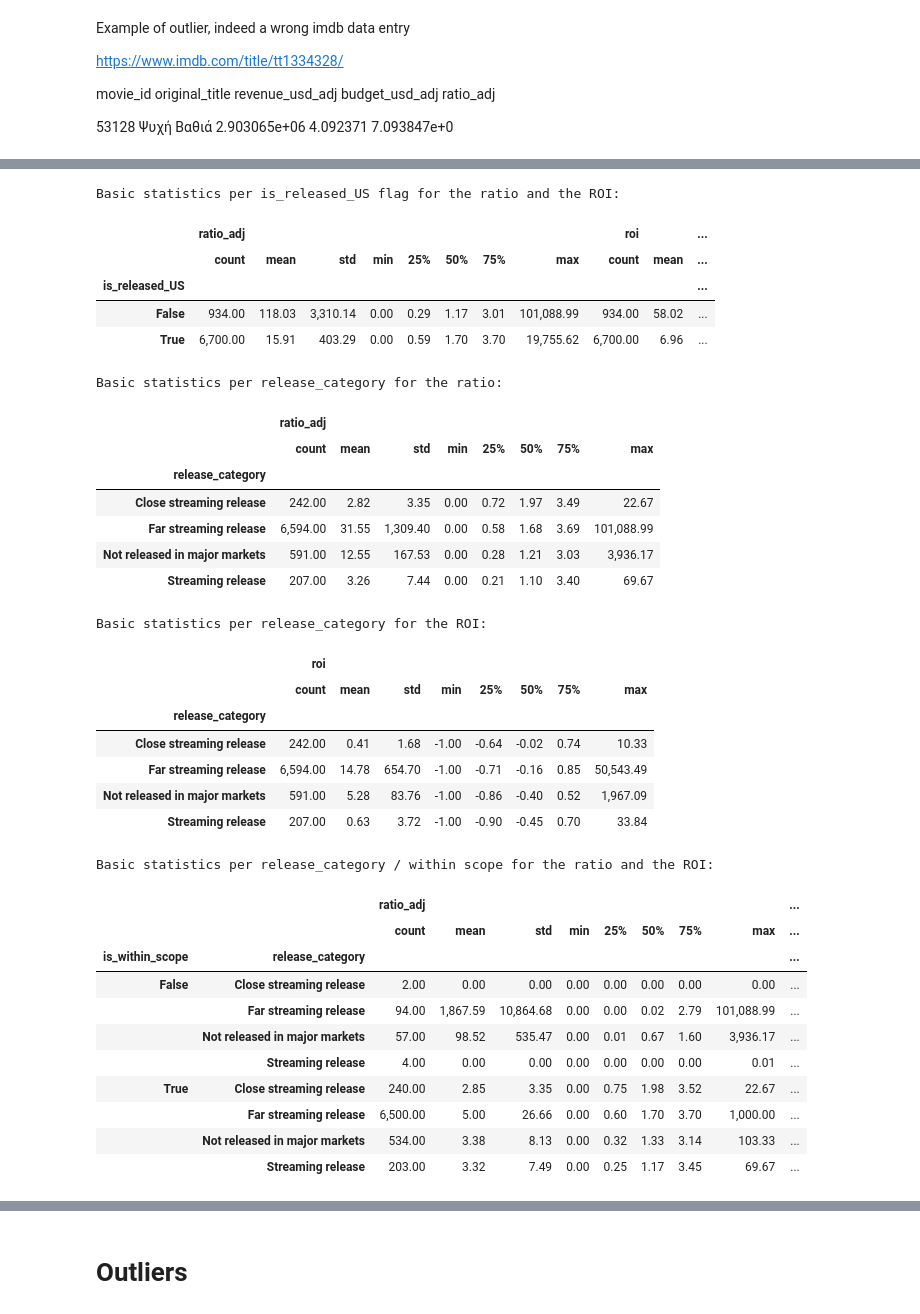
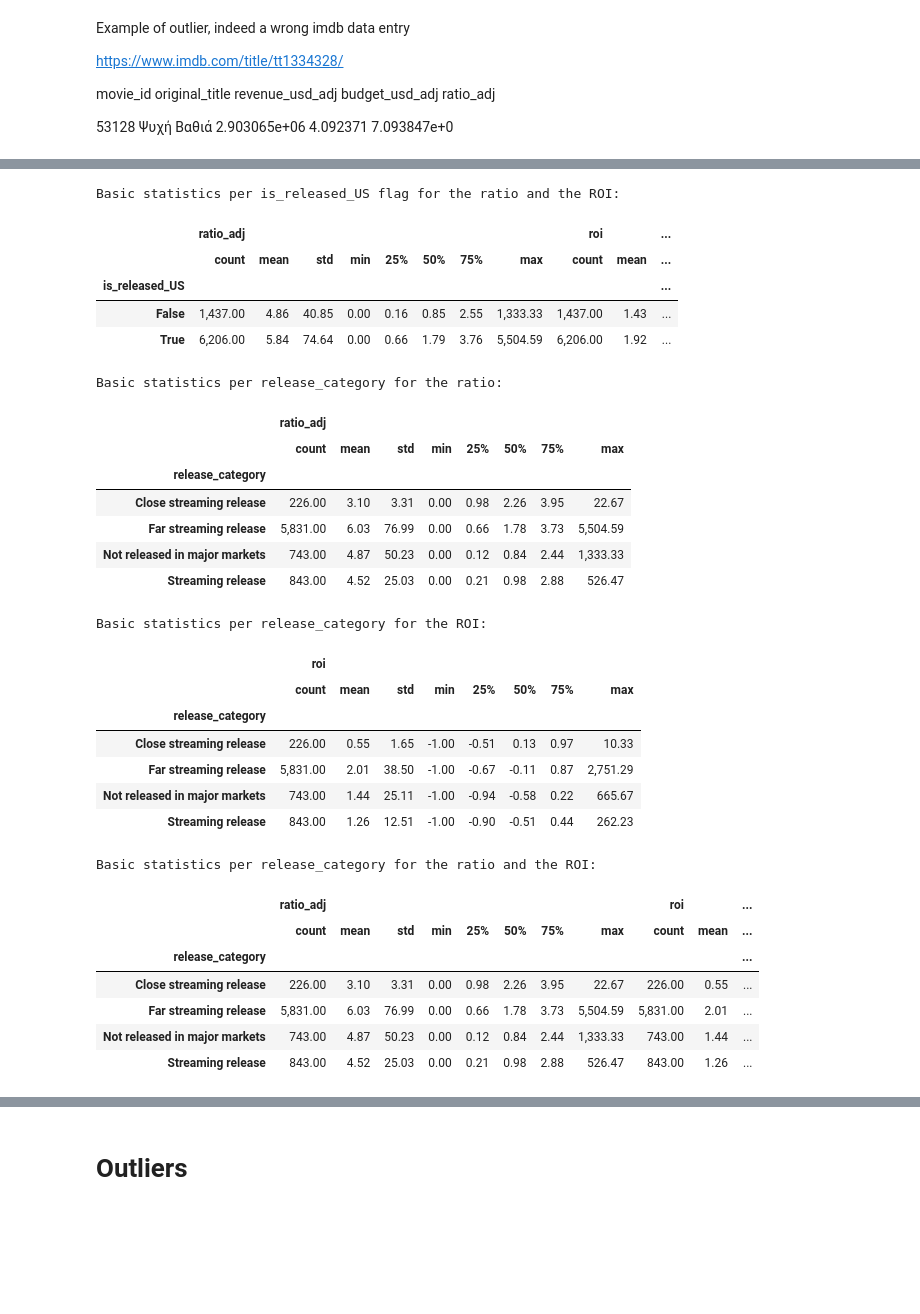
Before and after one commit to ilias1111/box-office-prediction, a Jupyter notebook: Code/_eda_2_data_preprocessing.ipynb, the cells around one changed output, grey strips where cells are left out. Saved outputs shown, nothing was run; the diff lists cells and outputs as text; code cells hidden in the pictures; blank space fills up the shorter version.

```diff
--- a/Code/_eda_2_data_preprocessing.ipynb
+++ b/Code/_eda_2_data_preprocessing.ipynb
@@ -56,7 +39,3 @@ dtype: int64
-# %%
-movie['is_within_scope'] = np.where((movie['budget_usd_adj'] > 25_000) & (movie['revenue_usd_adj']> 25_000) , 1, 0).astype(bool)
-# %%
-movie = movie[movie['budget_usd_adj'] > 0]
 # %% [markdown]
 # Basic Understanding of the Data
 # %%
@@ -297,8 +279,8 @@ Basic statistics per is_released_US flag for the ratio and the ROI:
 |  | ratio_adj |  |  |  |  |  |  |  | roi |  | ... |
 |  | count | mean | std | min | 25% | 50% | 75% | max | count | mean | ... |
 | is_released_US |  |  |  |  |  |  |  |  |  |  | ... |
-| False | 934.00 | 118.03 | 3,310.14 | 0.00 | 0.29 | 1.17 | 3.01 | 101,088.99 | 934.00 | 58.02 | ... |
-| True | 6,700.00 | 15.91 | 403.29 | 0.00 | 0.59 | 1.70 | 3.70 | 19,755.62 | 6,700.00 | 6.96 | ... |
+| False | 1,437.00 | 4.86 | 40.85 | 0.00 | 0.16 | 0.85 | 2.55 | 1,333.33 | 1,437.00 | 1.43 | ... |
+| True | 6,206.00 | 5.84 | 74.64 | 0.00 | 0.66 | 1.79 | 3.76 | 5,504.59 | 6,206.00 | 1.92 | ... |
 # %%
 print('Basic statistics per release_category for the ratio:')
 display(movie.groupby('release_category')[['ratio_adj']].describe().style.format("{:,.2f}"))
@@ -307,10 +289,10 @@ Basic statistics per release_category for the ratio:
 |  | ratio_adj |  |  |  |  |  |  |  |
 |  | count | mean | std | min | 25% | 50% | 75% | max |
 | release_category |  |  |  |  |  |  |  |  |
-| Close streaming release | 242.00 | 2.82 | 3.35 | 0.00 | 0.72 | 1.97 | 3.49 | 22.67 |
-| Far streaming release | 6,594.00 | 31.55 | 1,309.40 | 0.00 | 0.58 | 1.68 | 3.69 | 101,088.99 |
-| Not released in major markets | 591.00 | 12.55 | 167.53 | 0.00 | 0.28 | 1.21 | 3.03 | 3,936.17 |
-| Streaming release | 207.00 | 3.26 | 7.44 | 0.00 | 0.21 | 1.10 | 3.40 | 69.67 |
+| Close streaming release | 226.00 | 3.10 | 3.31 | 0.00 | 0.98 | 2.26 | 3.95 | 22.67 |
+| Far streaming release | 5,831.00 | 6.03 | 76.99 | 0.00 | 0.66 | 1.78 | 3.73 | 5,504.59 |
+| Not released in major markets | 743.00 | 4.87 | 50.23 | 0.00 | 0.12 | 0.84 | 2.44 | 1,333.33 |
+| Streaming release | 843.00 | 4.52 | 25.03 | 0.00 | 0.21 | 0.98 | 2.88 | 526.47 |
 # %%
 print('Basic statistics per release_category for the ROI:')
 display(movie.groupby('release_category')[['roi']].describe().style.format("{:,.2f}"))
@@ -319,26 +301,22 @@ Basic statistics per release_category for the ROI:
 |  | roi |  |  |  |  |  |  |  |
 |  | count | mean | std | min | 25% | 50% | 75% | max |
 | release_category |  |  |  |  |  |  |  |  |
-| Close streaming release | 242.00 | 0.41 | 1.68 | -1.00 | -0.64 | -0.02 | 0.74 | 10.33 |
-| Far streaming release | 6,594.00 | 14.78 | 654.70 | -1.00 | -0.71 | -0.16 | 0.85 | 50,543.49 |
-| Not released in major markets | 591.00 | 5.28 | 83.76 | -1.00 | -0.86 | -0.40 | 0.52 | 1,967.09 |
-| Streaming release | 207.00 | 0.63 | 3.72 | -1.00 | -0.90 | -0.45 | 0.70 | 33.84 |
+| Close streaming release | 226.00 | 0.55 | 1.65 | -1.00 | -0.51 | 0.13 | 0.97 | 10.33 |
+| Far streaming release | 5,831.00 | 2.01 | 38.50 | -1.00 | -0.67 | -0.11 | 0.87 | 2,751.29 |
+| Not released in major markets | 743.00 | 1.44 | 25.11 | -1.00 | -0.94 | -0.58 | 0.22 | 665.67 |
+| Streaming release | 843.00 | 1.26 | 12.51 | -1.00 | -0.90 | -0.51 | 0.44 | 262.23 |
 # %%
-print('Basic statistics per release_category / within scope for the ratio and the ROI: ')
-display(movie.groupby(['is_within_scope','release_category'])[['ratio_adj', 'roi']].describe().style.format("{:,.2f}"))
+print('Basic statistics per release_category for the ratio and the ROI: ')
+display(movie.groupby(['release_category'])[['ratio_adj', 'roi']].describe().style.format("{:,.2f}"))
 # %% [output]
-Basic statistics per release_category / within scope for the ratio and the ROI:
+Basic statistics per release_category for the ratio and the ROI:
-|  |  | ratio_adj |  |  |  |  |  |  |  | ... |
-|  |  | count | mean | std | min | 25% | 50% | 75% | max | ... |
-| is_within_scope | release_category |  |  |  |  |  |  |  |  | ... |
-| False | Close streaming release | 2.00 | 0.00 | 0.00 | 0.00 | 0.00 | 0.00 | 0.00 | 0.00 | ... |
-|  | Far streaming release | 94.00 | 1,867.59 | 10,864.68 | 0.00 | 0.00 | 0.02 | 2.79 | 101,088.99 | ... |
-|  | Not released in major markets | 57.00 | 98.52 | 535.47 | 0.00 | 0.01 | 0.67 | 1.60 | 3,936.17 | ... |
-|  | Streaming release | 4.00 | 0.00 | 0.00 | 0.00 | 0.00 | 0.00 | 0.00 | 0.01 | ... |
-| True | Close streaming release | 240.00 | 2.85 | 3.35 | 0.00 | 0.75 | 1.98 | 3.52 | 22.67 | ... |
-|  | Far streaming release | 6,500.00 | 5.00 | 26.66 | 0.00 | 0.60 | 1.70 | 3.70 | 1,000.00 | ... |
-|  | Not released in major markets | 534.00 | 3.38 | 8.13 | 0.00 | 0.32 | 1.33 | 3.14 | 103.33 | ... |
-|  | Streaming release | 203.00 | 3.32 | 7.49 | 0.00 | 0.25 | 1.17 | 3.45 | 69.67 | ... |
+|  | ratio_adj |  |  |  |  |  |  |  | roi |  | ... |
+|  | count | mean | std | min | 25% | 50% | 75% | max | count | mean | ... |
+| release_category |  |  |  |  |  |  |  |  |  |  | ... |
+| Close streaming release | 226.00 | 3.10 | 3.31 | 0.00 | 0.98 | 2.26 | 3.95 | 22.67 | 226.00 | 0.55 | ... |
+| Far streaming release | 5,831.00 | 6.03 | 76.99 | 0.00 | 0.66 | 1.78 | 3.73 | 5,504.59 | 5,831.00 | 2.01 | ... |
+| Not released in major markets | 743.00 | 4.87 | 50.23 | 0.00 | 0.12 | 0.84 | 2.44 | 1,333.33 | 743.00 | 1.44 | ... |
+| Streaming release | 843.00 | 4.52 | 25.03 | 0.00 | 0.21 | 0.98 | 2.88 | 526.47 | 843.00 | 1.26 | ... |
 # %%
 movie[movie.original_title == 'The Irishman']
 # %% [output]
```
Also changed, not shown: parts of 31 cells of this notebook, 11 other files.
